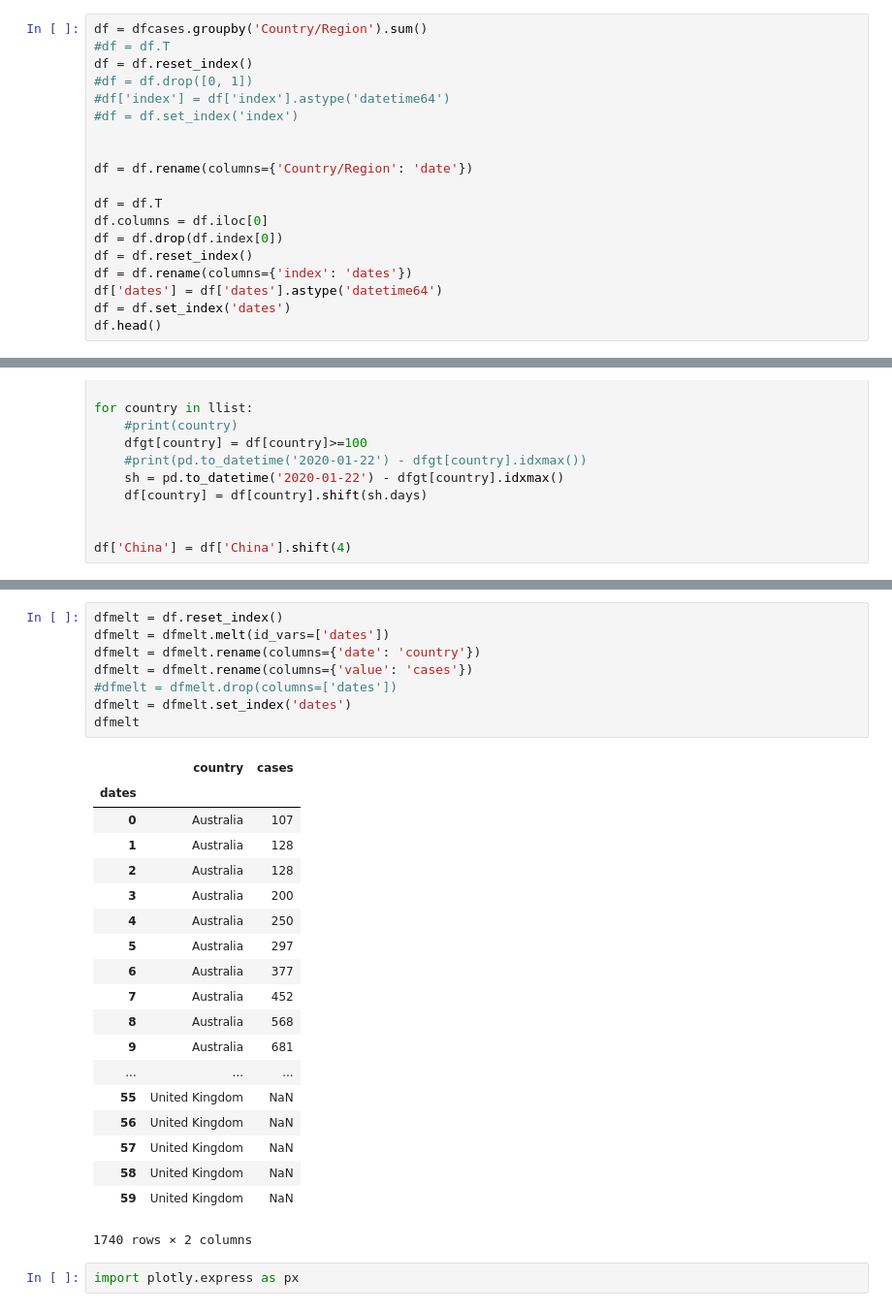
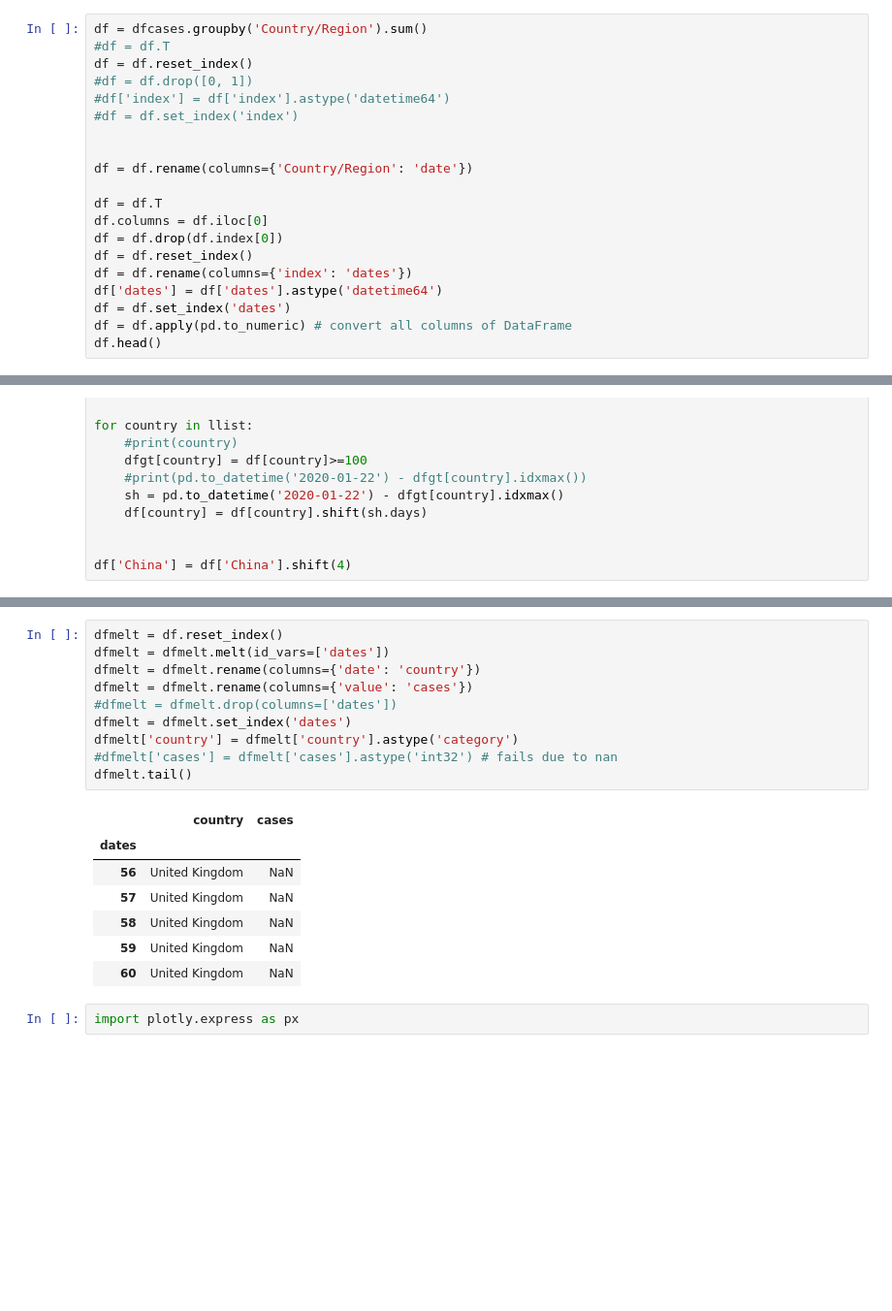
Before and after one commit to minix1234/minix1234.github.io, a Jupyter notebook: pelican/notebooks/activecases.ipynb, the cells around one changed output, grey strips where cells are left out. Shown: that part at 97% size. Drawn from its saved outputs; the diff is of its cells as text; blank space fills up the shorter version.

```diff
--- a/pelican/notebooks/activecases.ipynb
+++ b/pelican/notebooks/activecases.ipynb
@@ -38,6 +38,7 @@ df = df.reset_index()
 df = df.rename(columns={'index': 'dates'})
 df['dates'] = df['dates'].astype('datetime64')
 df = df.set_index('dates')
+df = df.apply(pd.to_numeric) # convert all columns of DataFrame
 df.head()
 # %% [output]
 | date | Afghanistan | Albania | Algeria | Andorra | Angola | Antigua and Barbuda | Argentina | Armenia | Australia | ... |
@@ -113,31 +114,21 @@ df
 # %%
 dfmelt = df.reset_index()
 dfmelt = dfmelt.melt(id_vars=['dates'])
 dfmelt = dfmelt.rename(columns={'date': 'country'})
 dfmelt = dfmelt.rename(columns={'value': 'cases'})
 #dfmelt = dfmelt.drop(columns=['dates'])
 dfmelt = dfmelt.set_index('dates')
-dfmelt
+dfmelt['country'] = dfmelt['country'].astype('category')
+#dfmelt['cases'] = dfmelt['cases'].astype('int32') # fails due to nan
+dfmelt.tail()
 # %% [output]
 |  | country | cases |
 | dates |  |  |
-| 0 | Australia | 107 |
-| 1 | Australia | 128 |
-| 2 | Australia | 128 |
-| 3 | Australia | 200 |
-| 4 | Australia | 250 |
-| 5 | Australia | 297 |
-| 6 | Australia | 377 |
-| 7 | Australia | 452 |
-| 8 | Australia | 568 |
-| 9 | Australia | 681 |
-| ... | ... | ... |
-| 55 | United Kingdom | NaN |
 | 56 | United Kingdom | NaN |
 | 57 | United Kingdom | NaN |
 | 58 | United Kingdom | NaN |
 | 59 | United Kingdom | NaN |
+| 60 | United Kingdom | NaN |
-1740 rows × 2 columns
 # %%
 import plotly.express as px
 # %%
```
Also changed, not shown: parts of 12 cells of this notebook, 7 other files.
